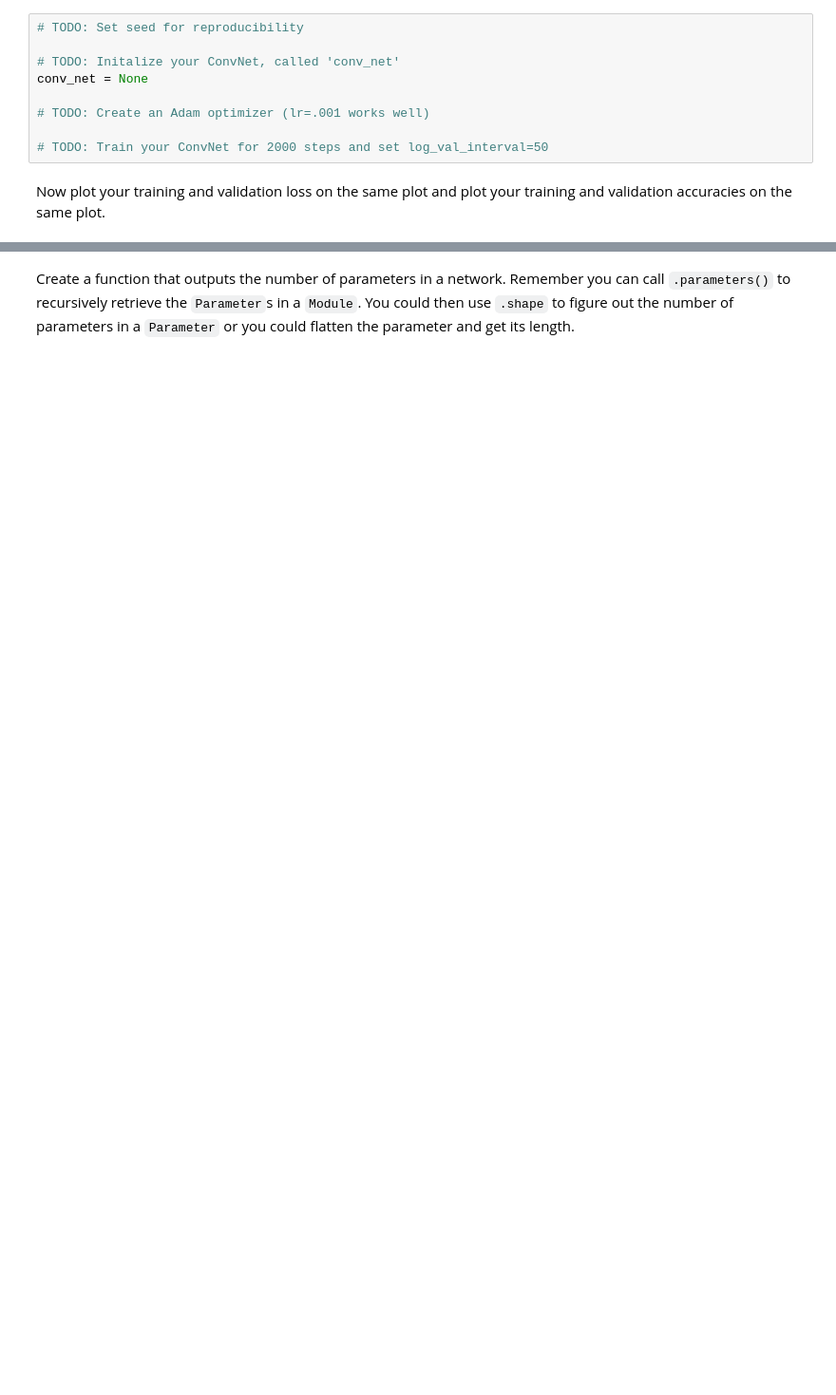
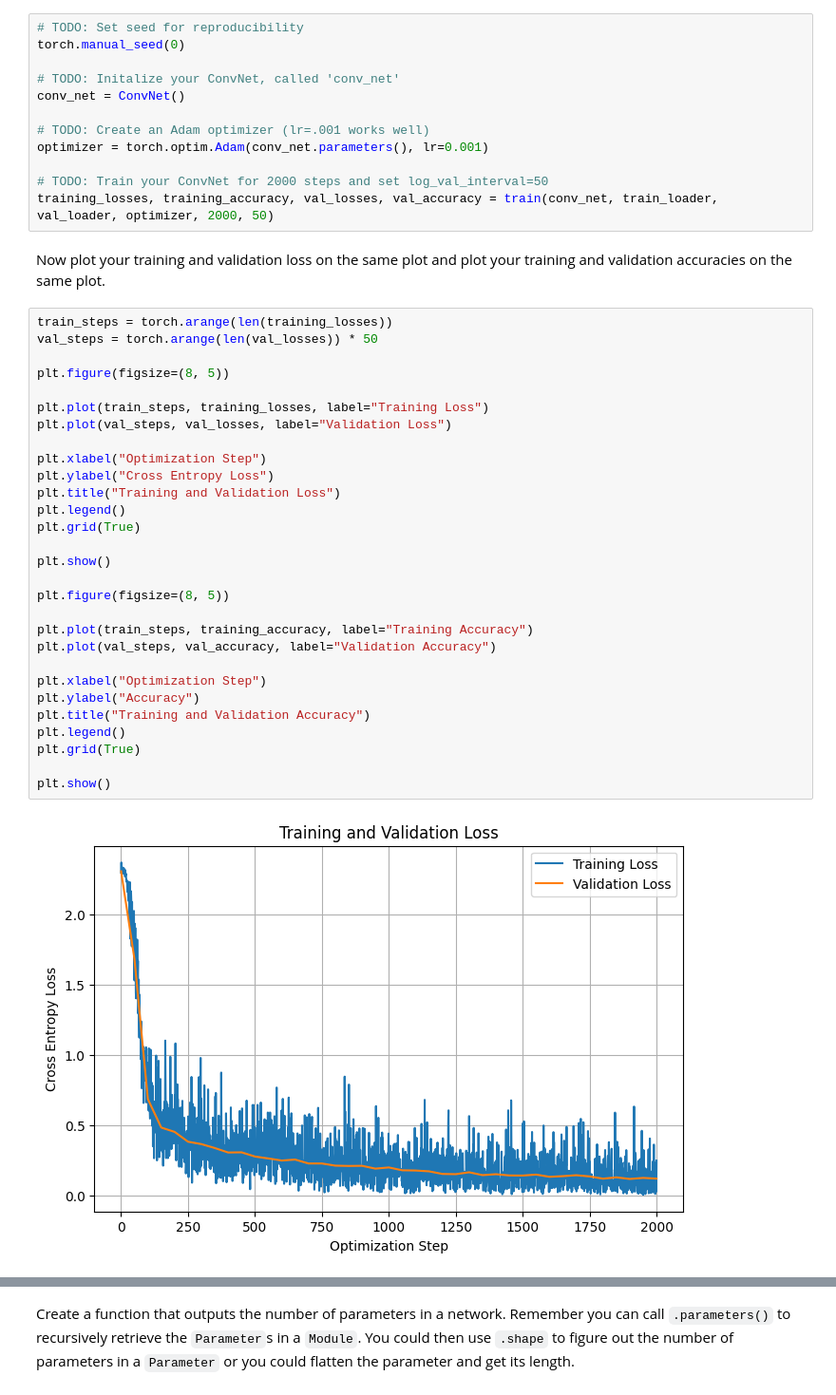
Before and after one commit to qbarger/byu-cs474, a Jupyter notebook: lab3_cross_entropy_convnets.ipynb, the cells around one changed output, grey strips where cells are left out. Shown at 95% size. Saved outputs shown, nothing was run; the diff lists cells and outputs as text; blank space fills up the shorter version.

```diff
--- a/lab3_cross_entropy_convnets.ipynb
+++ b/lab3_cross_entropy_convnets.ipynb
@@ -595,12 +631,46 @@ class ConvNet(nn.Module):
 Train you convolution network below.
 # %%
 # TODO: Set seed for reproducibility
+torch.manual_seed(0)
 
 # TODO: Initalize your ConvNet, called 'conv_net'
-conv_net = None
+conv_net = ConvNet()
 
 # TODO: Create an Adam optimizer (lr=.001 works well)
+optimizer = torch.optim.Adam(conv_net.parameters(), lr=0.001)
 
 # TODO: Train your ConvNet for 2000 steps and set log_val_interval=50
+training_losses, training_accuracy, val_losses, val_accuracy = train(conv_net, train_loader, val_loader, optimizer, 2000, 50)
 # %% [markdown]
 Now plot your training and validation loss on the same plot and plot your training and validation accuracies on the same plot.
+# %%
+train_steps = torch.arange(len(training_losses))
+val_steps = torch.arange(len(val_losses)) * 50
+
+plt.figure(figsize=(8, 5))
+
+plt.plot(train_steps, training_losses, label="Training Loss")
+plt.plot(val_steps, val_losses, label="Validation Loss")
+
+plt.xlabel("Optimization Step")
+plt.ylabel("Cross Entropy Loss")
+plt.title("Training and Validation Loss")
+plt.legend()
+plt.grid(True)
+
+plt.show()
+
+plt.figure(figsize=(8, 5))
+
+plt.plot(train_steps, training_accuracy, label="Training Accuracy")
+plt.plot(val_steps, val_accuracy, label="Validation Accuracy")
+
+plt.xlabel("Optimization Step")
+plt.ylabel("Accuracy")
+plt.title("Training and Validation Accuracy")
+plt.legend()
+plt.grid(True)
+
+plt.show()
+# %% [output]
+[figure, added]
```
Also changed, not shown: parts of 6 cells of this notebook.
